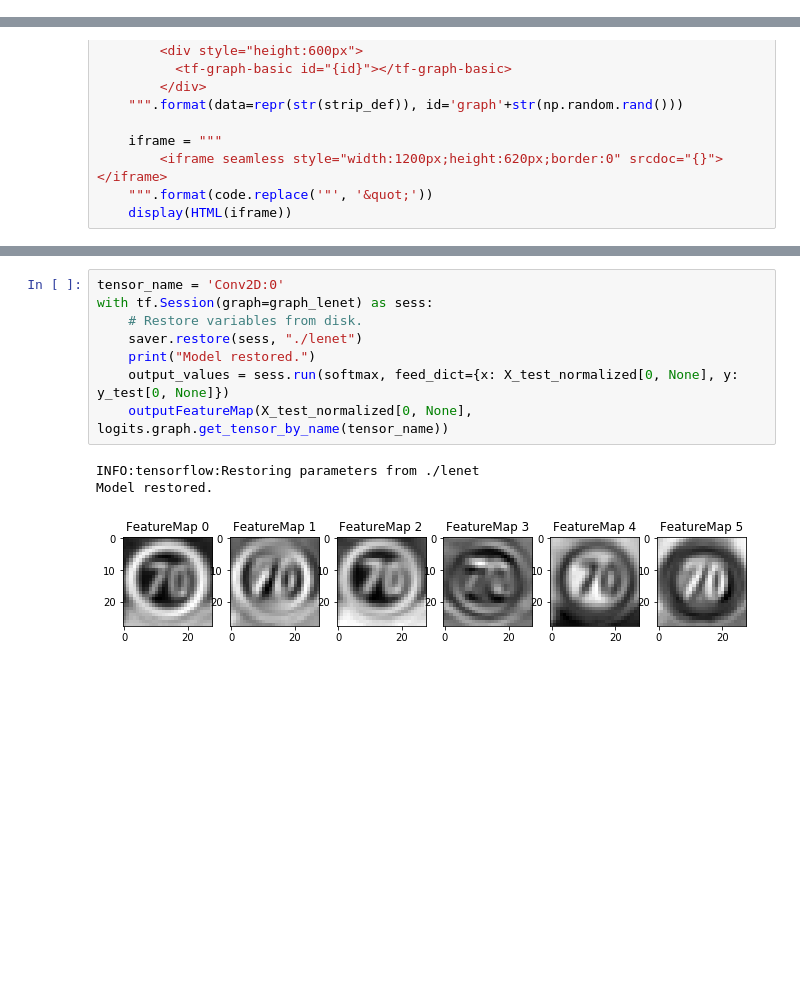
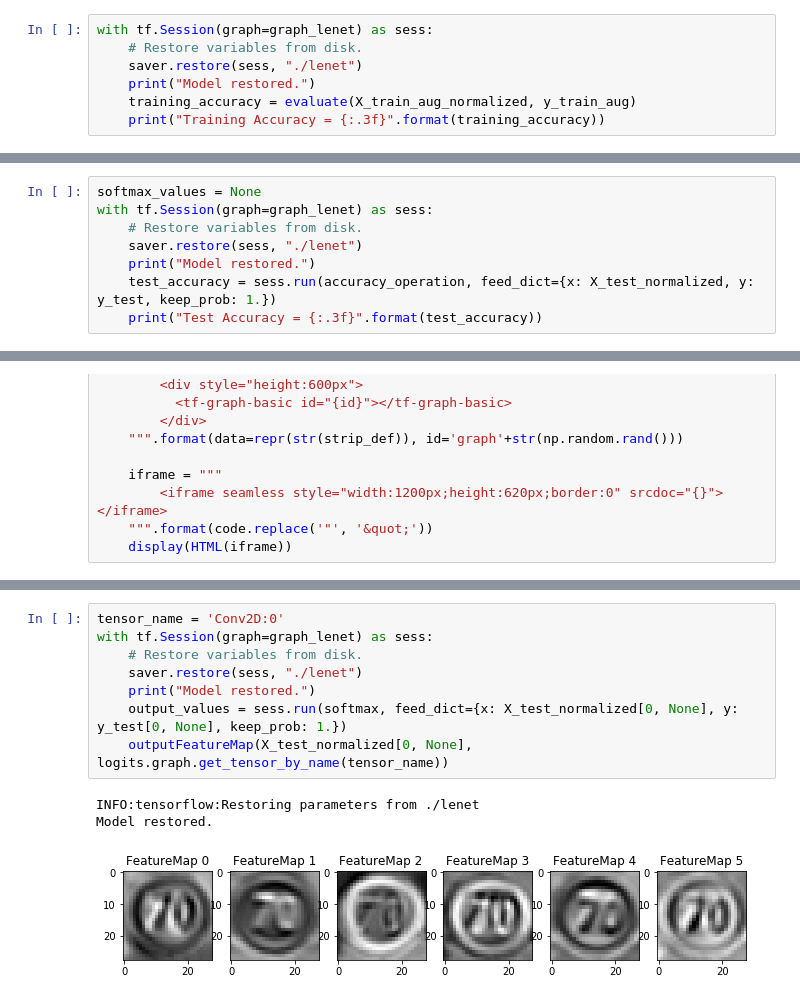
Before and after one commit to samiriff/CarND-Traffic-Sign-Classifier-Project, a Jupyter notebook: Traffic_Sign_Classifier.ipynb, the cells around one changed output, grey strips where cells are left out. Saved outputs shown, nothing was run; the diff lists cells and outputs as text; blank space fills up the shorter version.

```diff
--- a/Traffic_Sign_Classifier.ipynb
+++ b/Traffic_Sign_Classifier.ipynb
@@ -609,3 +609,10 @@ If you're reading this message in another frontend (for example, a static render
 EPOCH 5 ...
 Validation Accuracy = 0.911
 ... (10 outputs left out)
+# %%
+with tf.Session(graph=graph_lenet) as sess:
+    # Restore variables from disk.
+    saver.restore(sess, "./lenet")
+    print("Model restored.")
+    training_accuracy = evaluate(X_train_aug_normalized, y_train_aug)
+    print("Training Accuracy = {:.3f}".format(training_accuracy))
@@ -611,0 +625,8 @@ Validation Accuracy = 0.911
+# %%
+softmax_values = None
+with tf.Session(graph=graph_lenet) as sess:
+    # Restore variables from disk.
+    saver.restore(sess, "./lenet")
+    print("Model restored.")
+    test_accuracy = sess.run(accuracy_operation, feed_dict={x: X_test_normalized, y: y_test, keep_prob: 1.})
+    print("Test Accuracy = {:.3f}".format(test_accuracy))
@@ -1149,15 +1173,15 @@ logits.graph.get_tensor_by_name('Conv2D:0')
 # %%
 tensor_name = 'Conv2D:0'
 with tf.Session(graph=graph_lenet) as sess:
     # Restore variables from disk.
     saver.restore(sess, "./lenet")
     print("Model restored.")
-    output_values = sess.run(softmax, feed_dict={x: X_test_normalized[0, None], y: y_test[0, None]})
+    output_values = sess.run(softmax, feed_dict={x: X_test_normalized[0, None], y: y_test[0, None], keep_prob: 1.})
     outputFeatureMap(X_test_normalized[0, None], logits.graph.get_tensor_by_name(tensor_name))
 # %% [output]
 INFO:tensorflow:Restoring parameters from ./lenet
 Model restored.
-[figure, old version]
+[figure, new version]
 # %%
 tensor_name = 'Relu:0'
 with tf.Session(graph=graph_lenet) as sess:
```
Also changed, not shown: parts of 24 cells of this notebook.
